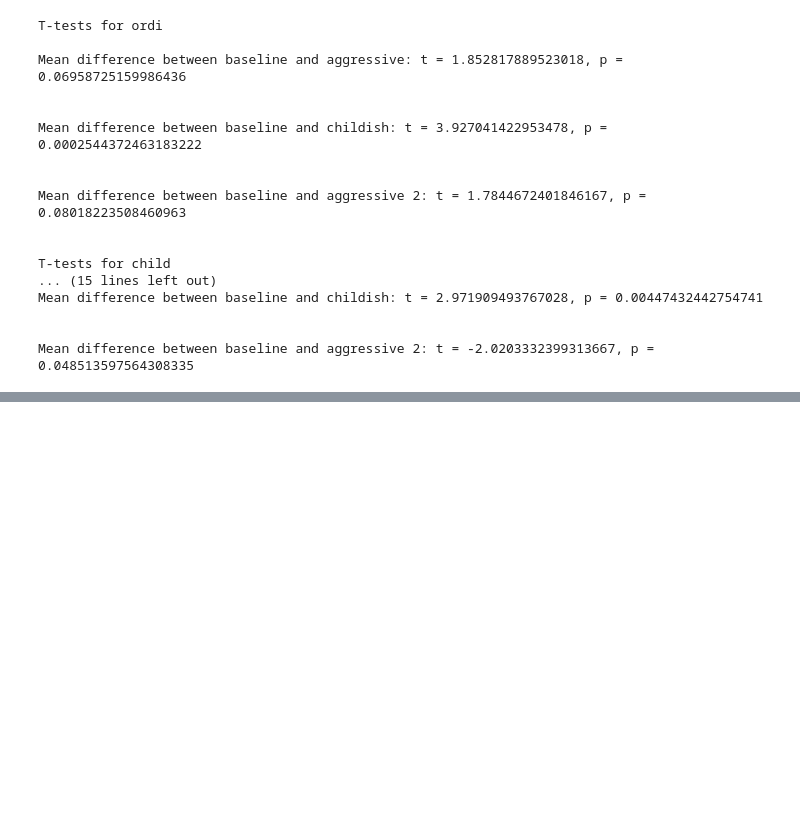
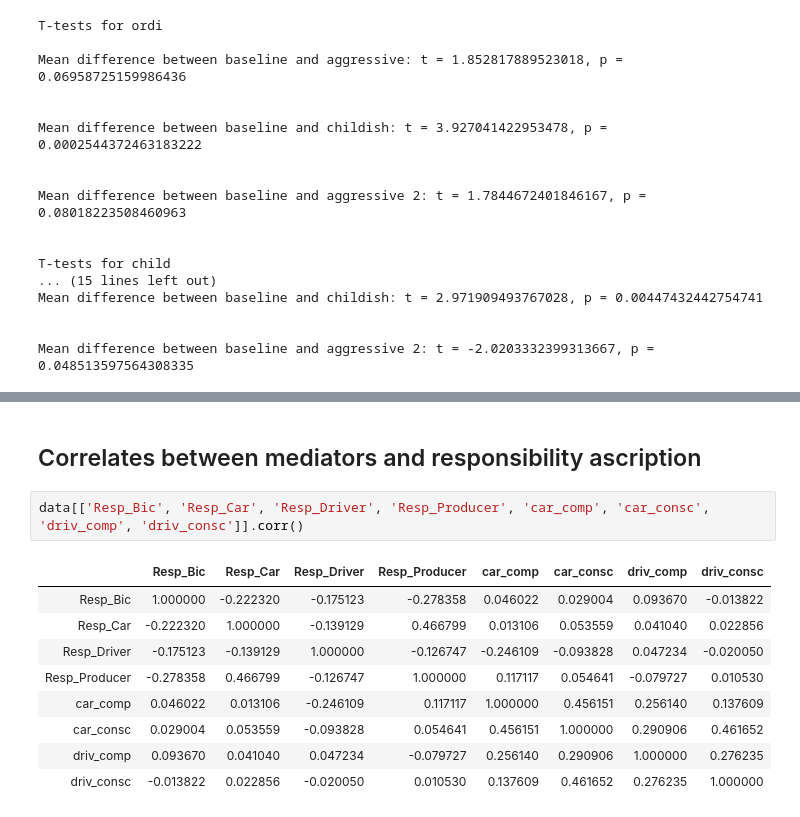
Before and after one commit to steffenwoelfl/Car-Responsibility, a Jupyter notebook: resp_analysis.ipynb, the cells around one changed output, grey strips where cells are left out. Saved outputs shown, nothing was run; the diff lists cells and outputs as text; blank space fills up the shorter version.

```diff
--- a/resp_analysis.ipynb
+++ b/resp_analysis.ipynb
@@ -308,0 +732,14 @@ Mean difference between baseline and aggressive 2: t = -2.0203332399313667, p =
+# %% [markdown]
+## Correlates between mediators and responsibility ascription
+# %%
+data[['Resp_Bic', 'Resp_Car', 'Resp_Driver', 'Resp_Producer', 'car_comp', 'car_consc', 'driv_comp', 'driv_consc']].corr()
+# %% [output]
+|  | Resp_Bic | Resp_Car | Resp_Driver | Resp_Producer | car_comp | car_consc | driv_comp | driv_consc |
+| Resp_Bic | 1.000000 | -0.222320 | -0.175123 | -0.278358 | 0.046022 | 0.029004 | 0.093670 | -0.013822 |
+| Resp_Car | -0.222320 | 1.000000 | -0.139129 | 0.466799 | 0.013106 | 0.053559 | 0.041040 | 0.022856 |
+| Resp_Driver | -0.175123 | -0.139129 | 1.000000 | -0.126747 | -0.246109 | -0.093828 | 0.047234 | -0.020050 |
+| Resp_Producer | -0.278358 | 0.466799 | -0.126747 | 1.000000 | 0.117117 | 0.054641 | -0.079727 | 0.010530 |
+| car_comp | 0.046022 | 0.013106 | -0.246109 | 0.117117 | 1.000000 | 0.456151 | 0.256140 | 0.137609 |
+| car_consc | 0.029004 | 0.053559 | -0.093828 | 0.054641 | 0.456151 | 1.000000 | 0.290906 | 0.461652 |
+| driv_comp | 0.093670 | 0.041040 | 0.047234 | -0.079727 | 0.256140 | 0.290906 | 1.000000 | 0.276235 |
+| driv_consc | -0.013822 | 0.022856 | -0.020050 | 0.010530 | 0.137609 | 0.461652 | 0.276235 | 1.000000 |
```
Also changed, not shown: parts of 33 cells of this notebook, 3 other files.
